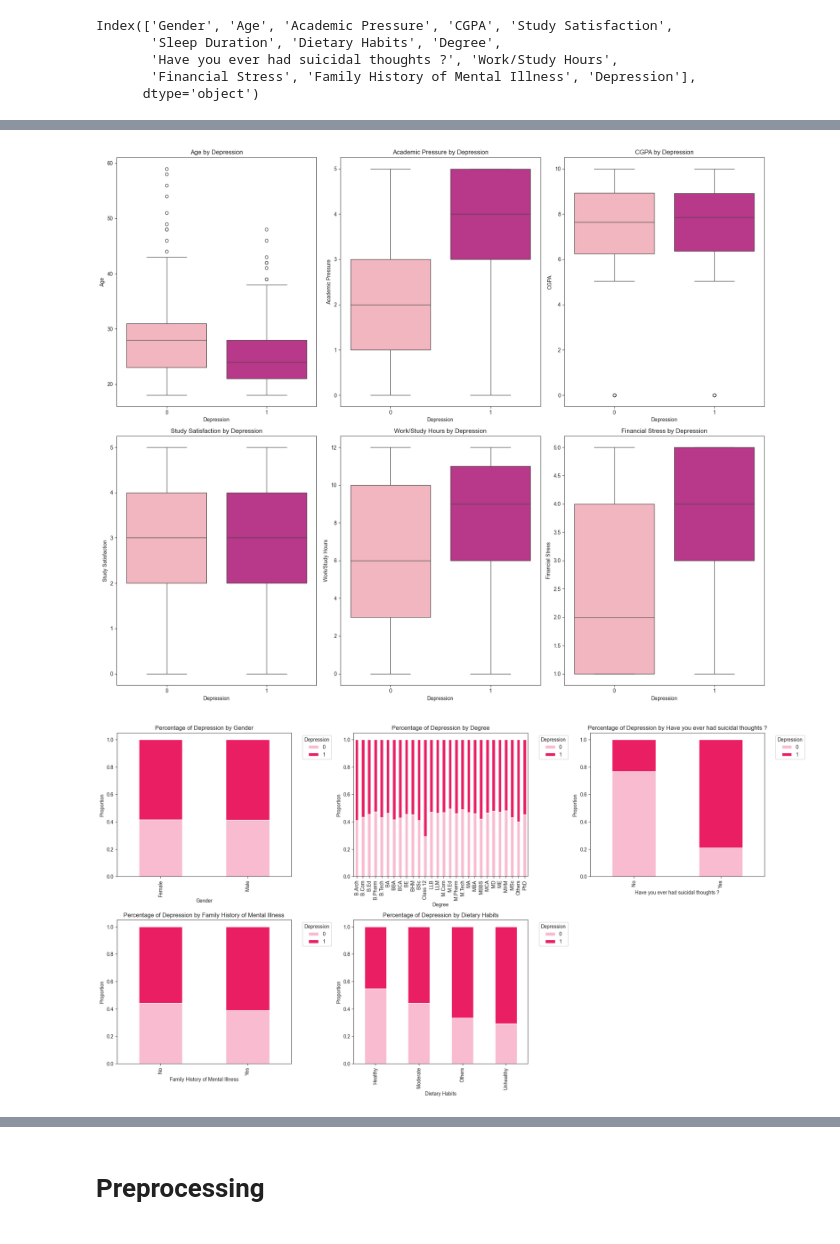
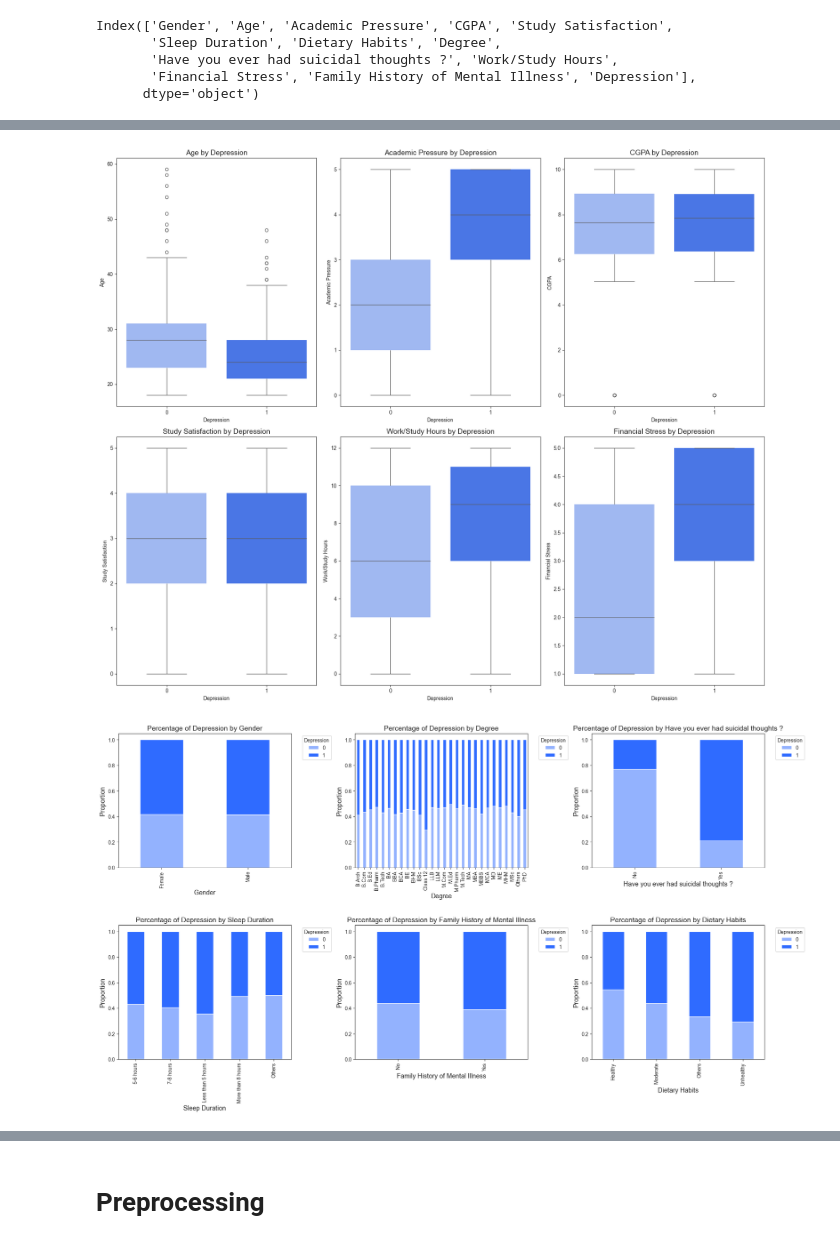
Before and after one commit to Park-Hip/student_depression, a Jupyter notebook: notebook.ipynb, the cells around one changed output, grey strips where cells are left out. Drawn from its saved outputs; the diff is of its cells as text; code cells hidden in the pictures.

```diff
--- a/notebook.ipynb
+++ b/notebook.ipynb
@@ -121,39 +150,49 @@ plt.show()
 # %%
+numerical_cols = ["Age", 'Academic Pressure', 'CGPA', 'Study Satisfaction', 'Work/Study Hours', 'Financial Stress']
+
+BLUE_PALETTE = ['#93b2fe', "#306bff"]
+
 fig1, axes1 = plt.subplots(2, 3, figsize=(18, 15))
 axes1 = axes1.flatten()
 
 for i, col in enumerate(numerical_cols):
-    sns.boxplot(x='Depression', y=col, data=df, ax=axes1[i], palette='RdPu', hue="Depression", legend=False)
-    axes1[i].set_title(f'{col} by Depression')
+    sns.boxplot(x='Depression', y=col, data=df, ax=axes1[i], palette=BLUE_PALETTE, hue="Depression", legend=False, boxprops={'edgecolor': 'none'})
+    axes1[i].set_title(f'{col} by Depression', fontsize=14)
+    axes[i].set_xlabel("Depression", fontsize=13)
+    axes[i].set_ylabel(f"{col}", fontsize=13)
 
 plt.tight_layout()
+plt.savefig('visualizations/boxplots.png')
 plt.show()
 # %% [output]
-[figure, old version]
+[figure, new version]
 # %%
-categorical_cols = ["Gender", "Degree", 'Have you ever had suicidal thoughts ?',
+BLUE_PALETTE = ['#93b2fe', '#2f6bff']
+
+categorical_cols = ["Gender", "Degree", 'Have you ever had suicidal thoughts ?', 'Sleep Duration',
                     'Family History of Mental Illness', 'Dietary Habits']
 
 fig2, axes2 = plt.subplots(3, 3, figsize=(20, 15))
 axes2 = axes2.flatten()
 
 for i, col in enumerate(categorical_cols):
     props = pd.crosstab(df_clean[col], df_clean['Depression'], normalize='index')
 
-    props.plot(kind='bar', stacked=True, ax=axes2[i], color=['#F8BBD0', '#E91E63'])
+    props.plot(kind='bar', stacked=True, ax=axes2[i], color=BLUE_PALETTE)
 
-    axes2[i].set_title(f'Percentage of Depression by {col}')
-    axes2[i].set_ylabel('Proportion')
+    axes2[i].set_title(f'Percentage of Depression by {col}', fontsize=14)
+    axes2[i].set_ylabel('Proportion', fontsize=13)
+    axes2[i].set_xlabel(f"{col}", fontsize=13)
     axes2[i].set_xlabel(col)
     axes2[i].tick_params(axis='x', rotation=90)
 
     axes2[i].legend(title='Depression', bbox_to_anchor=(1.05, 1), loc='upper left')
 
 for k in range(len(categorical_cols), len(axes2)):
     fig2.delaxes(axes2[k])
 
 plt.tight_layout()
-plt.show()
+plt.savefig('visualizations/cat_stacked_bar.png')
 # %% [output]
-[figure, old version]
+[figure, new version]
 # %%
```
Also changed, not shown: parts of 4 cells of this notebook, 6 other files.
